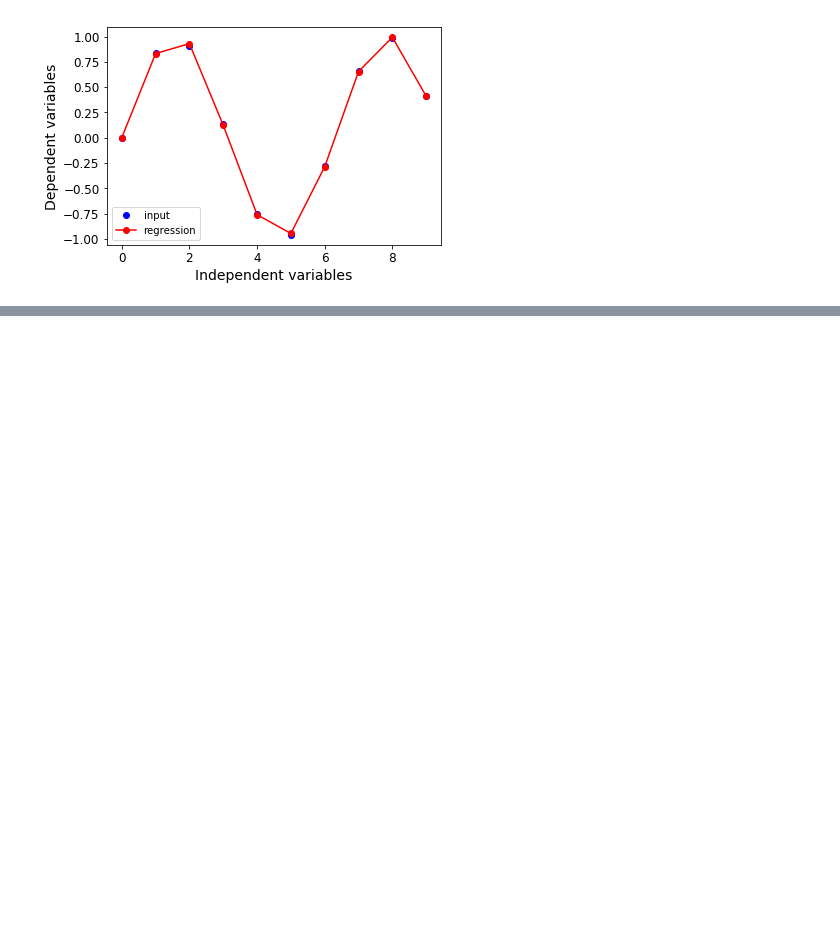
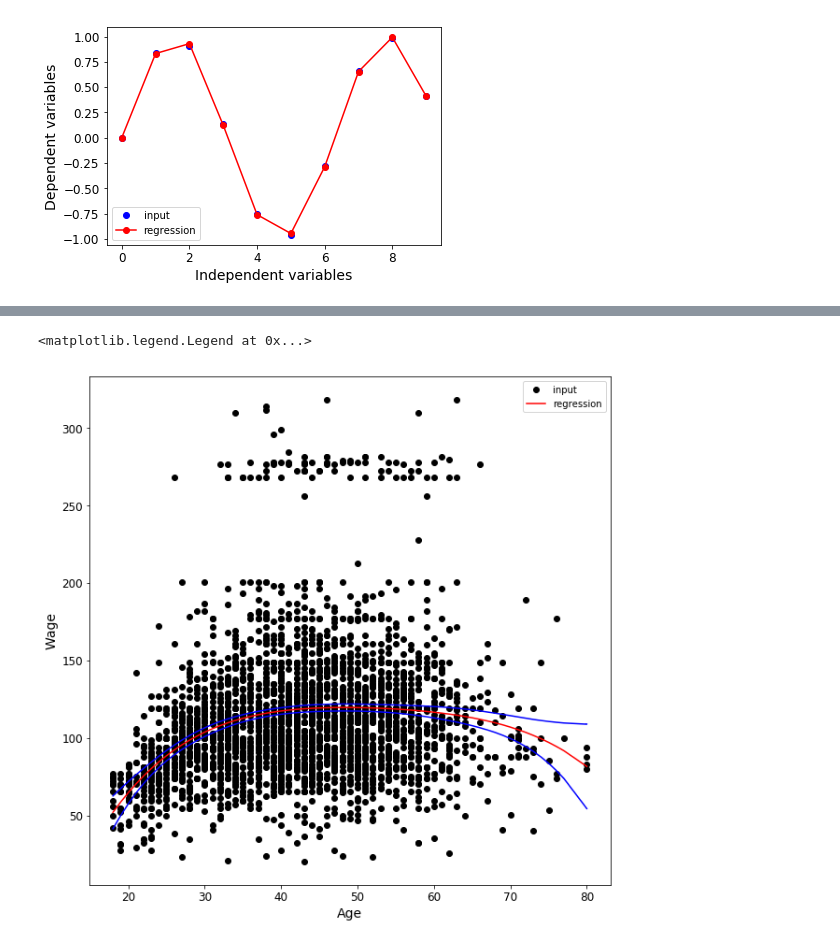
Before and after one commit to martinkersner/regression-meetup, a Jupyter notebook: PolynomialRegression.ipynb, the cells around one changed output, grey strips where cells are left out. Saved outputs shown, nothing was run; the diff lists cells and outputs as text; code cells hidden in the pictures; blank space fills up the shorter version.

```diff
--- a/PolynomialRegression.ipynb
+++ b/PolynomialRegression.ipynb
@@ -250,0 +279,9 @@ plot_predictions(X[:,1], y, ŷ)
+# %%
+y = np.matrix(df_age_wage["wage"]).T
+X = np.matrix(df_age_wage["age"]).T
+# %%
+X = polynomial(X, degree=4)
+# %%
+ols = OrdinaryLeastSquares()
+ols.fit(X, y)
+ŷ = ols.predict(X)
@@ -250,0 +292,24 @@ plot_predictions(X[:,1], y, ŷ)
+# %%
+X_col = X[:,1]
+srt_idx = np.argsort(np.squeeze(np.asarray(X_col.T)))
+X_sort = X[srt_idx]
+
+cov_beta = np.sum(np.square(y[srt_idx]-ŷ[srt_idx]))/(X_sort.shape[0]-2)*(X_sort.T*X_sort).I
+var_beta = X_sort*cov_beta*X_sort.T
+var_pred = var_beta[np.diag_indices_from(var_beta)].T
+pointwise_standard_error = np.sqrt(var_pred)
+var_up = ŷ[srt_idx] + 2*pointwise_standard_error
+var_down = ŷ[srt_idx] - 2*pointwise_standard_error
+# %%
+fig = plt.figure(figsize=(10,10))
+ax = fig.add_subplot(111)
+ax.plot(X_col, y, color='k', linestyle="", marker="o", label="input")
+ax.plot(X_col[srt_idx], var_down, color='b', linestyle="-")
+ax.plot(X_col[srt_idx], var_up, color='b', linestyle="-")
+ax.plot(X_col[srt_idx], ŷ[srt_idx], linestyle='-', color='r', label="regression")
+plt.ylabel('Wage')
+plt.xlabel('Age')
+plt.legend()
+# %% [output]
+<matplotlib.legend.Legend at 0x...>
+[figure, added]
```
Also changed, not shown: parts of 8 cells of this notebook, 1 other file.
